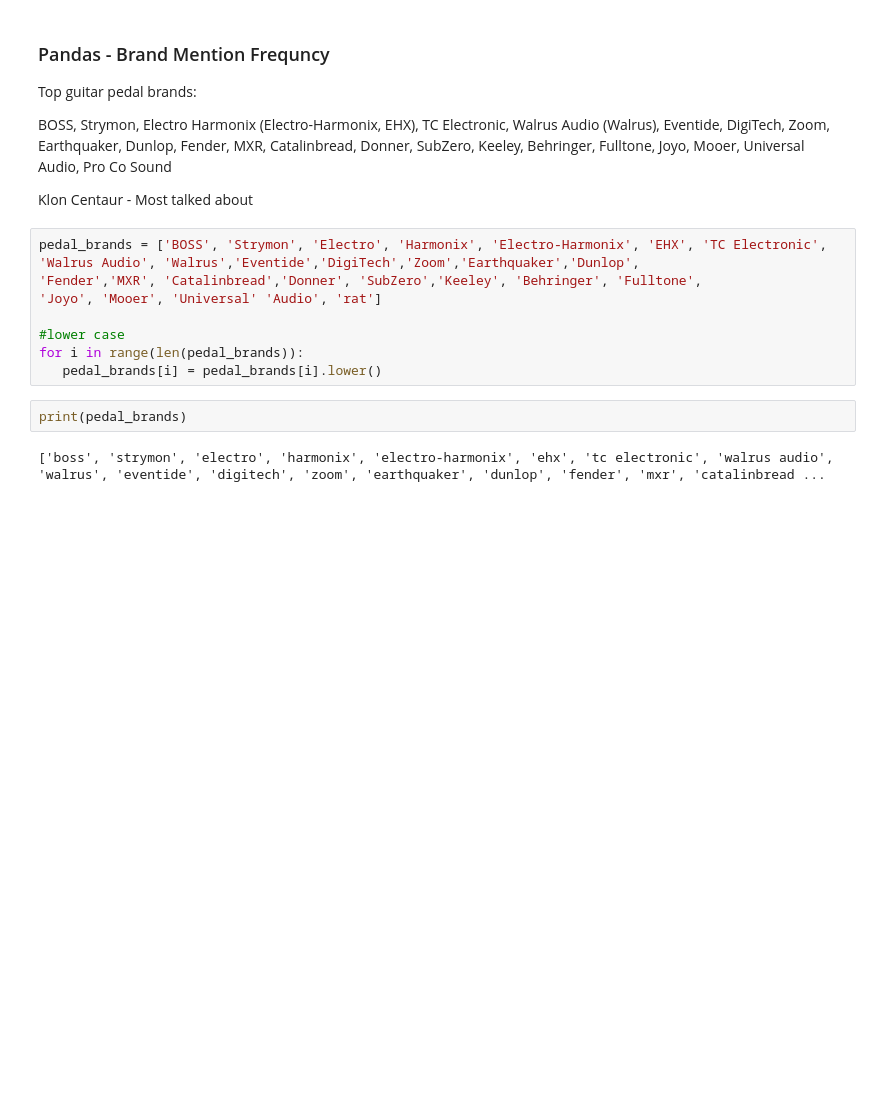
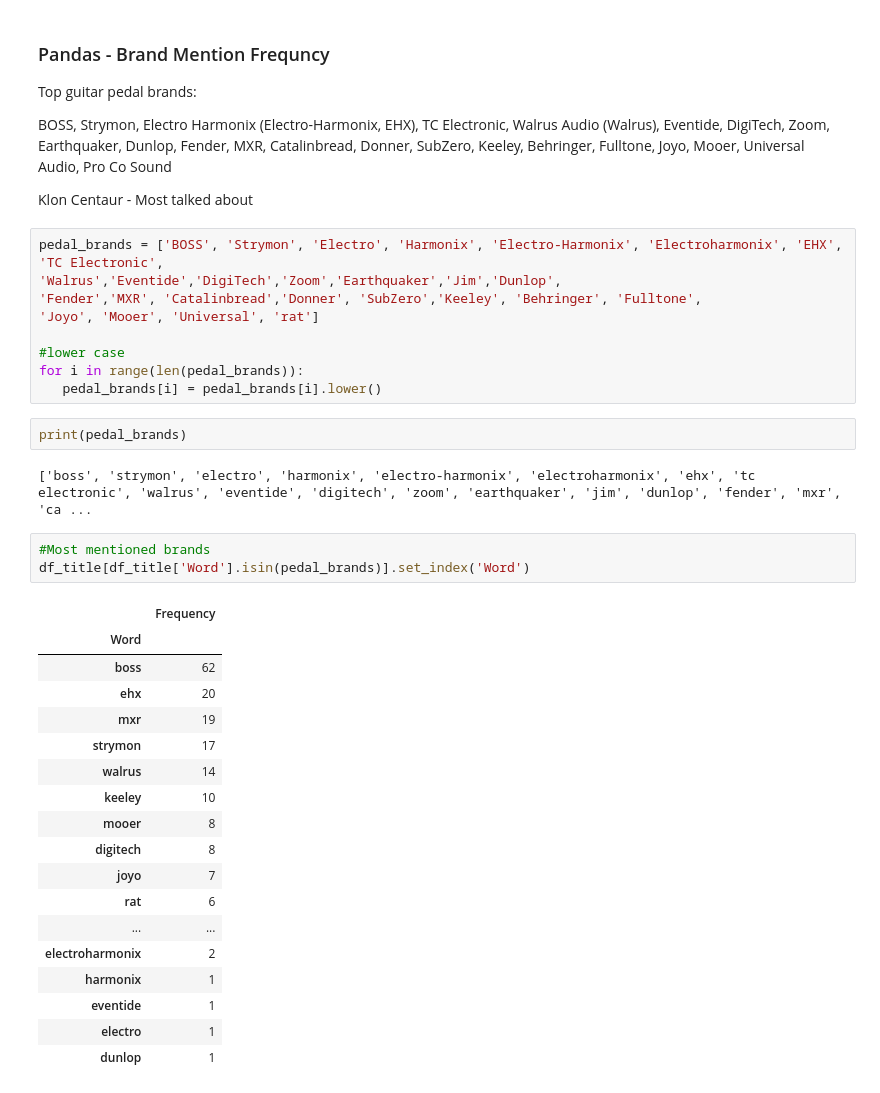
Before and after one commit to leelina024/reddit-guitarpedals, a Jupyter notebook: reddit_guitarpedals_transform.ipynb, the cells around one changed output. Drawn from its saved outputs; the diff is of its cells as text; blank space fills up the shorter version.

Commit message:
Added brand freq

```diff
--- a/reddit_guitarpedals_transform.ipynb
+++ b/reddit_guitarpedals_transform.ipynb
@@ -157,10 +170,10 @@ Keeley, Behringer, Fulltone, Joyo, Mooer, Universal Audio, Pro Co Sound
 
 Klon Centaur - Most talked about
 # %%
-pedal_brands = ['BOSS', 'Strymon', 'Electro', 'Harmonix', 'Electro-Harmonix', 'EHX', 'TC Electronic',
-'Walrus Audio', 'Walrus','Eventide','DigiTech','Zoom','Earthquaker','Dunlop',
+pedal_brands = ['BOSS', 'Strymon', 'Electro', 'Harmonix', 'Electro-Harmonix', 'Electroharmonix', 'EHX', 'TC Electronic',
+'Walrus','Eventide','DigiTech','Zoom','Earthquaker','Jim','Dunlop',
 'Fender','MXR', 'Catalinbread','Donner', 'SubZero','Keeley', 'Behringer', 'Fulltone',
-'Joyo', 'Mooer', 'Universal' 'Audio', 'rat']
+'Joyo', 'Mooer', 'Universal', 'rat']
 
 #lower case
 for i in range(len(pedal_brands)):
@@ -168,4 +181,26 @@ for i in range(len(pedal_brands)):
 # %%
 print(pedal_brands)
 # %% [output]
-['boss', 'strymon', 'electro', 'harmonix', 'electro-harmonix', 'ehx', 'tc electronic', 'walrus audio', 'walrus', 'eventide', 'digitech', 'zoom', 'earthquaker', 'dunlop', 'fender', 'mxr', 'catalinbread ...
+['boss', 'strymon', 'electro', 'harmonix', 'electro-harmonix', 'electroharmonix', 'ehx', 'tc electronic', 'walrus', 'eventide', 'digitech', 'zoom', 'earthquaker', 'jim', 'dunlop', 'fender', 'mxr', 'ca ...
+# %%
+#Most mentioned brands
+df_title[df_title['Word'].isin(pedal_brands)].set_index('Word')
+# %% [output]
+|  | Frequency |
+| Word |  |
+| boss | 62 |
+| ehx | 20 |
+| mxr | 19 |
+| strymon | 17 |
+| walrus | 14 |
+| keeley | 10 |
+| mooer | 8 |
+| digitech | 8 |
+| joyo | 7 |
+| rat | 6 |
+| ... | ... |
+| electroharmonix | 2 |
+| harmonix | 1 |
+| eventide | 1 |
+| electro | 1 |
+| dunlop | 1 |
```
Also changed, not shown: parts of 12 cells of this notebook.
